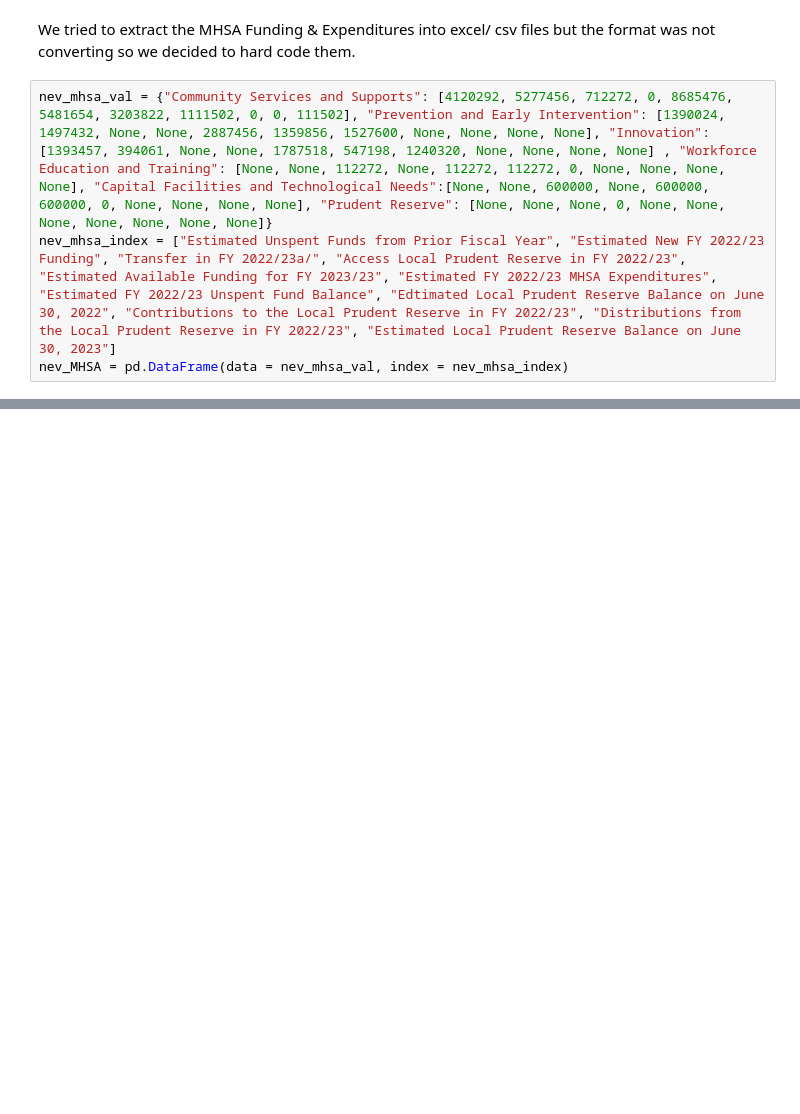
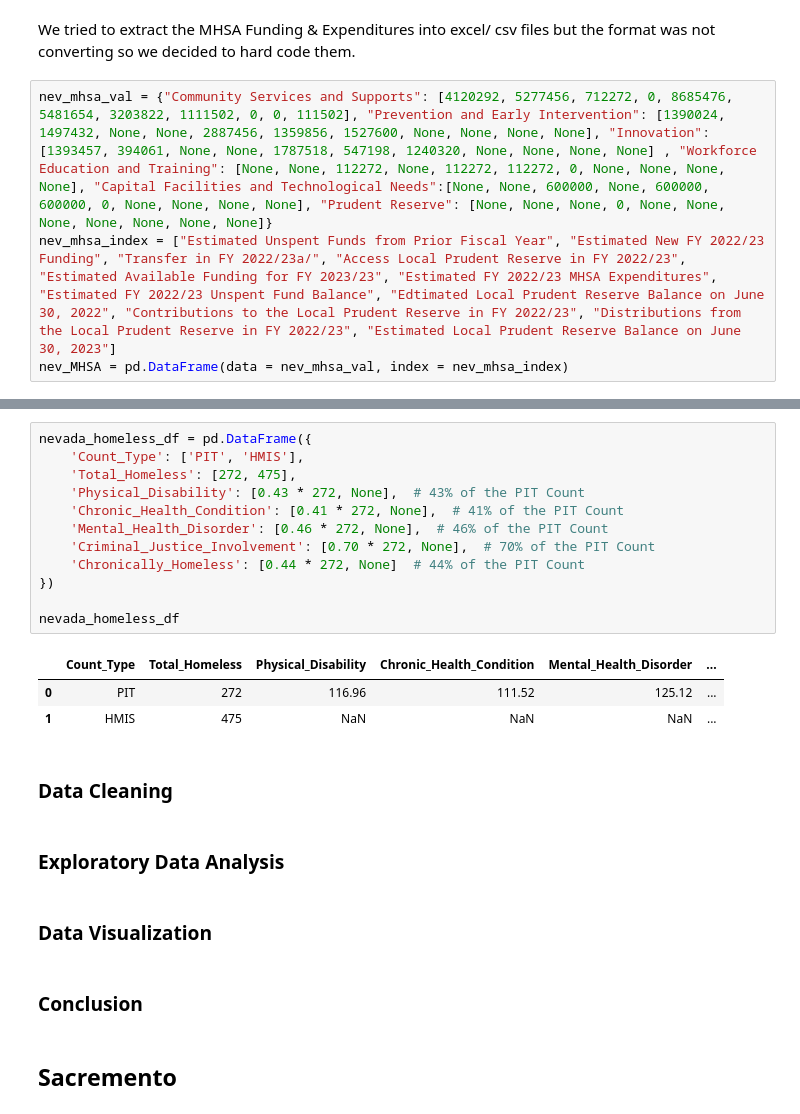
Before and after one commit to michellesuminpark/Data-Discovery, a Jupyter notebook: HBGI-UCB Research Workspace (County Plans).ipynb, the cells around one changed output, grey strips where cells are left out. Saved outputs shown, nothing was run; the diff lists cells and outputs as text; blank space fills up the shorter version.

```diff
--- a/HBGI-UCB Research Workspace (County Plans).ipynb
+++ b/HBGI-UCB Research Workspace (County Plans).ipynb
@@ -123,0 +133,26 @@ The context of the homeless population was hardcoded (inputted manually) by the
+# %%
+nevada_homeless_df = pd.DataFrame({
+    'Count_Type': ['PIT', 'HMIS'],
+    'Total_Homeless': [272, 475],
+    'Physical_Disability': [0.43 * 272, None],  # 43% of the PIT Count
+    'Chronic_Health_Condition': [0.41 * 272, None],  # 41% of the PIT Count
+    'Mental_Health_Disorder': [0.46 * 272, None],  # 46% of the PIT Count
+    'Criminal_Justice_Involvement': [0.70 * 272, None],  # 70% of the PIT Count
+    'Chronically_Homeless': [0.44 * 272, None]  # 44% of the PIT Count
+})
+
+nevada_homeless_df
+# %% [output]
+|  | Count_Type | Total_Homeless | Physical_Disability | Chronic_Health_Condition | Mental_Health_Disorder | ... |
+| 0 | PIT | 272 | 116.96 | 111.52 | 125.12 | ... |
+| 1 | HMIS | 475 | NaN | NaN | NaN | ... |
+# %% [markdown]
+### **Data Cleaning**
+# %% [markdown]
+### **Exploratory Data Analysis**
+# %% [markdown]
+### **Data Visualization**
+# %% [markdown]
+### **Conclusion**
+# %% [markdown]
+## Sacremento
```
Also changed, not shown: parts of 32 cells of this notebook.
